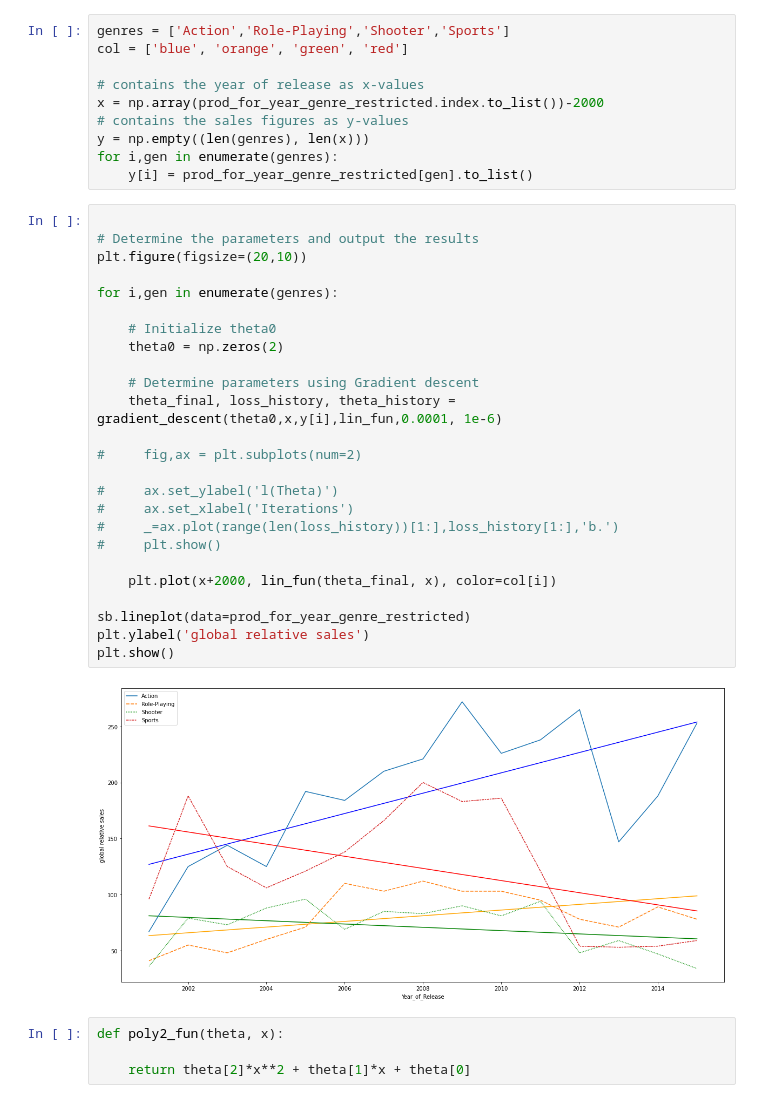
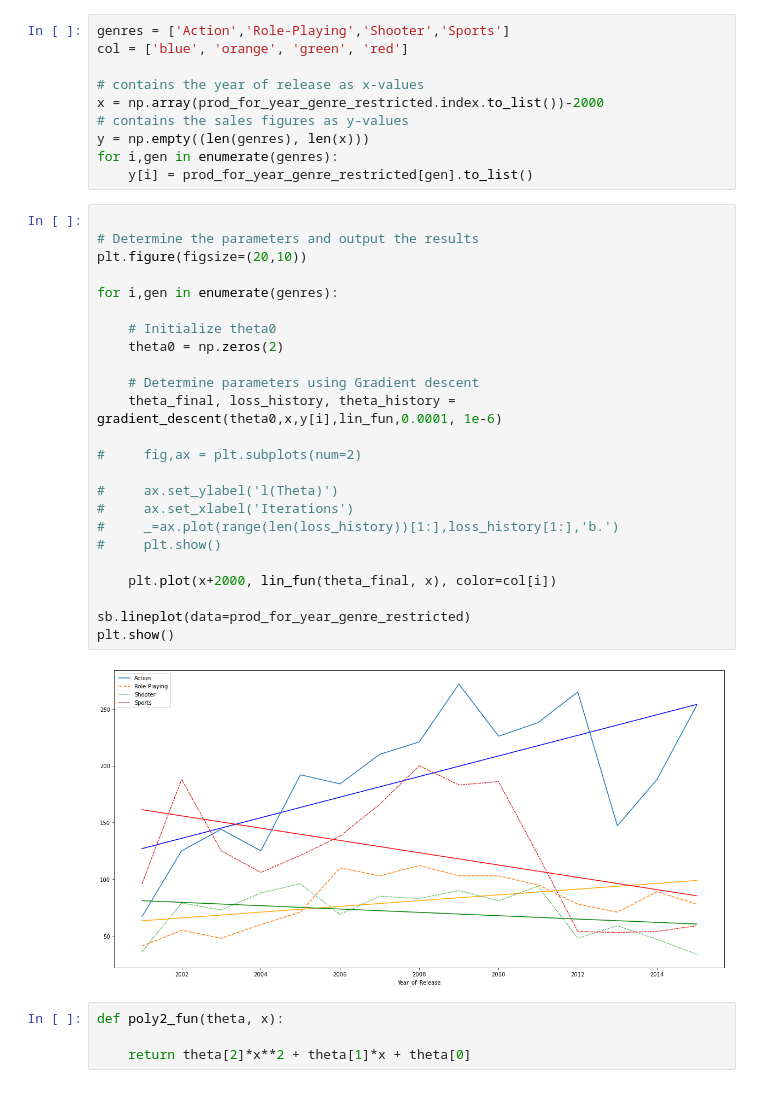
Before and after one commit to Pellys/FDSProject, a Jupyter notebook: dataVisualization.ipynb, the cells around one changed output. Cells and saved outputs as stored; diff of their text form.

```diff
--- a/dataVisualization.ipynb
+++ b/dataVisualization.ipynb
@@ -147,30 +147,29 @@ for i,gen in enumerate(genres):
 # %%
 
 # Determine the parameters and output the results
 plt.figure(figsize=(20,10))
 
 for i,gen in enumerate(genres):
 
     # Initialize theta0
     theta0 = np.zeros(2)
 
     # Determine parameters using Gradient descent
     theta_final, loss_history, theta_history = gradient_descent(theta0,x,y[i],lin_fun,0.0001, 1e-6)
 
 #     fig,ax = plt.subplots(num=2)
 
 #     ax.set_ylabel('l(Theta)')
 #     ax.set_xlabel('Iterations')
 #     _=ax.plot(range(len(loss_history))[1:],loss_history[1:],'b.')
 #     plt.show()
 
     plt.plot(x+2000, lin_fun(theta_final, x), color=col[i])
 
 sb.lineplot(data=prod_for_year_genre_restricted)
-plt.ylabel('global relative sales')
 plt.show()
 # %% [output]
-[figure, old version]
+[figure, new version]
 # %%
 def poly2_fun(theta, x):
 
```
Also changed, not shown: parts of 4 cells of this notebook.
